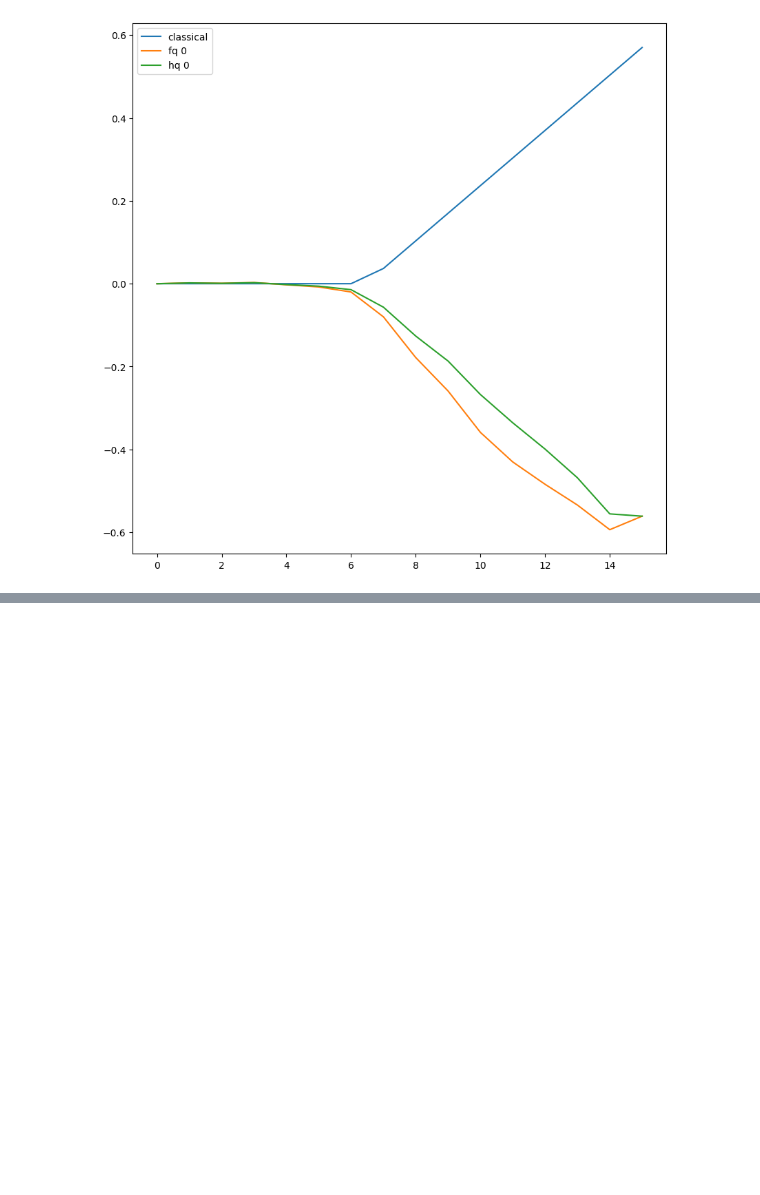
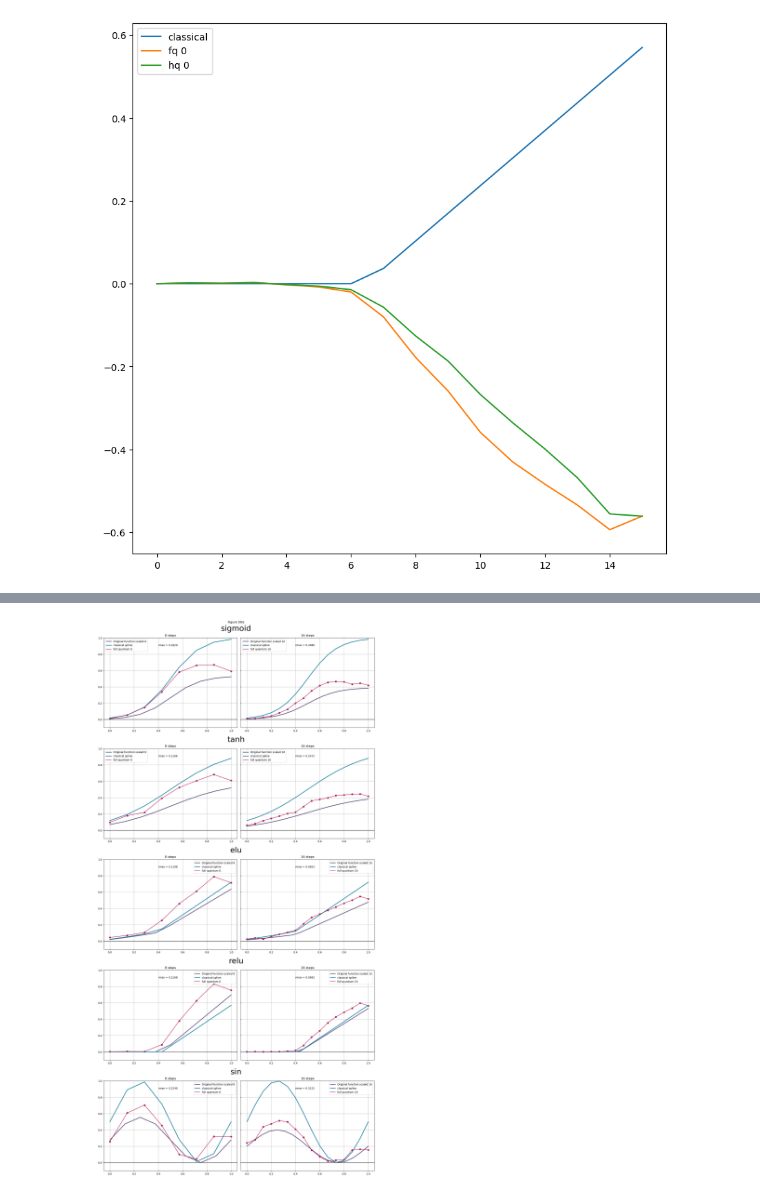
Before and after one commit to inajetovic/Variational-Quantum-Splines, a Jupyter notebook: visualize_results.ipynb, the cells around one changed output, grey strips where cells are left out. Drawn from its saved outputs; the diff is of its cells as text; code cells hidden in the pictures; blank space fills up the shorter version.

```diff
--- a/visualize_results.ipynb
+++ b/visualize_results.ipynb
@@ -129,0 +130,94 @@ best_models = pd.DataFrame(columns=[])
+# %%
+func_out = {'sigmoid': sigmoid_t,'tanh': tanh_t,'elu': elu_t, 'relu': relu_t, 'sin':sin_m}
+func_list = list(func_out.keys())
+func_dict = {'sigmoid': .0,'tanh': 1.0,'elu':.12, 'relu':.0, 'sin':.0}
+
+pnq = {'3':(3,8),
+        '4':(4,16)}
+columns=['function', 'nq', 'knot', 'training cost', 'time(s)', 'weights', 'RSS_h', 'RSS_q' ]
+tot = []
+for flab, fun in func_out.items():
+    for nq, knot in  pnq.values():
+        file_path = f"results_{flab}_{nq}.json"
+        df = pd.read_json(file_path)
+        best = np.argmin(df['RSS_q'])
+        if knot == 16 and flab == "sin":
+            best = 0
+        if knot == 16 and "relu" == flab:
+            best = 0
+        weights = df['in_train_weights'][best][-1]
+        tot.append([flab, nq, knot, df.training_cost[best], df.exe_time[best], weights,df.RSS_h[best], df.RSS_q[best] ])
+
+df = pd.DataFrame(tot, columns=columns)
+df
+
+fig = plt.figure(constrained_layout=True, figsize=(15,30))
+fig.suptitle('Figure title')
+axE = fig.subfigures(5,1,  )
+j = 0
+rss=[]
+for flab, fun in func_out.items():
+    axE[j].suptitle(f'{flab}',fontsize=30)
+
+    ax = axE[j].subplots(nrows=1, ncols=2, sharey=True,)
+
+    ax[0].set_ylim(-0.1,1)
+
+    j-=-1
+    dl = df[df['function'] == flab]
+    dl.reset_index(drop=True, inplace=True)
+    #x = np.linspace(0, 1, 16).tolist()
+    #for el in x:
+    #    plt.axvline(el, color = '#993333', alpha=0.2)
+    #x = np.linspace(0, 1, 8).tolist()
+    #for el in x:
+    #    plt.axvline(el, color = '#b300b3', alpha=0.2)
+    for i, el in dl.iterrows():
+        lower = 0.
+        upper = 1.
+        f_i = func_dict[flab]
+        scaled=False
+        label = flab
+        n_step = el.knot
+        x = np.arange(lower, upper + .03, (upper-lower)/n_step).tolist()
+        xx = np.linspace(lower, upper, n_step) ##inputs sampling in the interval 0,1
+        y = [fun(value,f_i) for value in x]
+
+        tck=splrep(x,y,k=1) #coeffs
+        norm = np.linalg.norm(y)
+        y = y / norm
+        ax[i].plot(np.linspace(0,1,len(y)),y, label=f"Original function scaled {n_step}", color = '#5c4d7d',linewidth=2.5)
+
+        ax[i].axhline(0, color="#222222")
+        matrix,vector,v_norm = GeneralizedVQS_System(n_step,label,x,xx,scaled=scaled)
+
+        vqls_circuit = VQLS(matrix,v_norm,el['nq'],opt='COBYLA')
+
+        c = np.linalg.solve(matrix,vector)
+
+        y_c=np.dot(matrix,c) #classic
+        ax[i].plot(np.linspace(0,1,len(y_c)),y_c, label="classical spline", color = '#1780a1',linewidth=2.5)
+
+        y_fq=[]
+        q = vqls_circuit.solution(el['weights']).real
+        y_q=np.dot(matrix,q) #hybrid
+                        #Quantum
+
+        for a in matrix:
+            y_fq.append(vqls_circuit.direct_prod2(el['weights'],a))
+        rssss = math.sqrt(np.square(np.subtract(y_c,np.abs(y_fq))).mean())
+        rss.append(rssss)
+        colorl = '#b7094c'
+        colors = '#a01a58'
+        ax[i].plot(np.linspace(0,1,len(y_fq)),np.abs(y_fq),label= f"full quantum {n_step}", color=colorl)
+        ax[i].scatter(np.linspace(0,1,len(y_fq)),np.abs(y_fq), color=colors)
+        #plt.scatter(np.linspace(0,1,len(y_fq)),(y_q), label= f"hq {n_step}", color='blue')
+        #plt.plot(np.linspace(0,1,len(y_fq)),(y_q), label= f"hq {n_step}", color='blue')
+        ax[i].text(0.4,0.9,f"rmse = {rssss:.4f}")
+        ax[i].set_title(f'{n_step} steps')
+        ax[i].legend()
+        ax[i].grid()
+plt.savefig(f'full_plots.png')
+plt.show()
+# %% [output]
+[figure, added]
```
Also changed, not shown: parts of 2 cells of this notebook, 1 other file.
